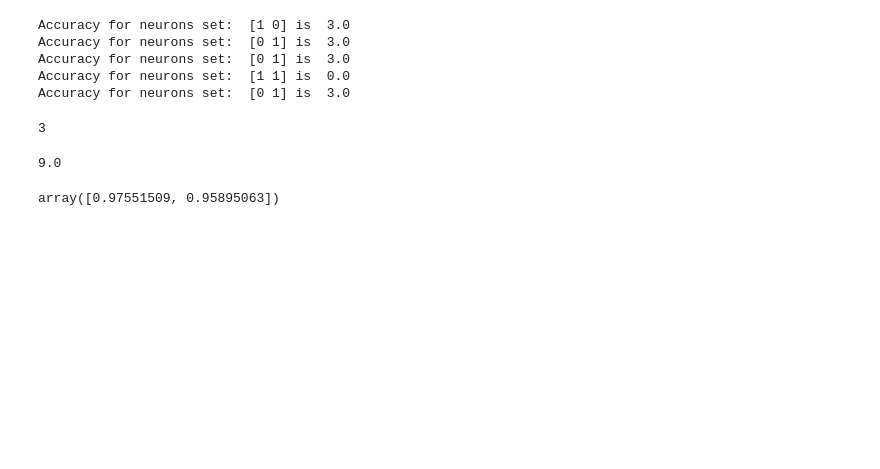
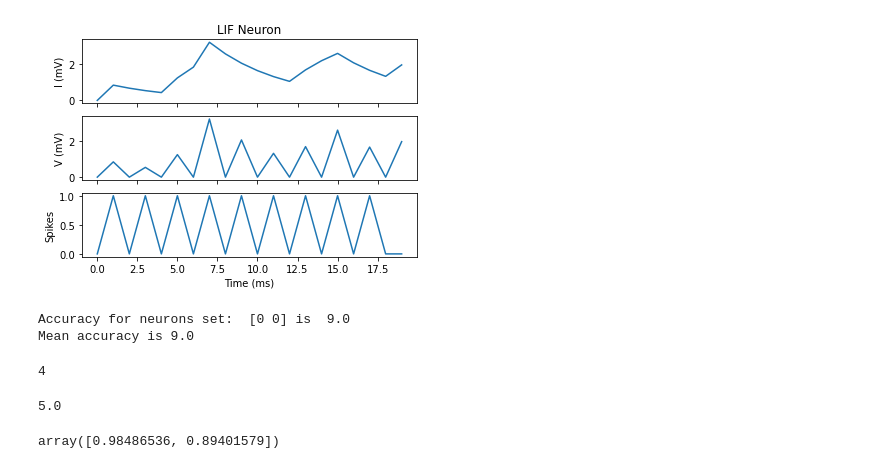
Before and after one commit to laxmanpottimuthi/spiking_neural_networks, a Jupyter notebook: BIC_Assignment_2.ipynb, the cells around one changed output. Saved outputs shown, nothing was run; the diff lists cells and outputs as text; code cells hidden in the pictures; blank space fills up the shorter version.

```diff
--- a/BIC_Assignment_2.ipynb
+++ b/BIC_Assignment_2.ipynb
@@ -246,56 +246,59 @@ class Train:
             for j,(n,t) in enumerate(zip(spike_train,teacher)):
                 a_corr = self.get_a_corr(spike_train, teacher)
 
-                dw = a_corr[j]*n*t - TRAINING_BIAS
+                dw = a_corr[j]*n*t #- TRAINING_BIAS
                 self.weigths[i] = abs(self.weigths[i] + dw -1)
         return self.weigths
 # %%
 def get_accuracy(teacher,output):
+    if sum(teacher) == 0:
+        return 0
     return sum(output)/sum(teacher)
 # %%
 #LIP Parameters
 neuron_resting_voltage=0
 neuron_firing_threshold=0.5
 C_m=2
 R_m=1.5
 
 
 
 neuron=Neuron()
 neuron.Initialize_LIF(neuron_resting_voltage,neuron_firing_threshold,C_m,R_m)
 plotter = Spike_Plotter()
 
 
 time = 20
 data = Data(time,2,"AND")
-generated_data = data.generate_data(5)
+generated_data = data.generate_data(1)
 
-
+accuracy_list = []
 for (neuron_input, spike_train, teacher) in generated_data:
     train_model = Train(spike_train,teacher)
     trained_weights = train_model.fit()
     input_current, membrane_potential,spike_occurrence = neuron.LIF_Membrane_Potential(time,spike_train,trained_weights)
-#     plotter.Plot_Spiking_Behavior(input_current,membrane_potential,spike_occurrence,"LIF Neuron")
+    plotter.Plot_Spiking_Behavior(input_current,membrane_potential,spike_occurrence,"LIF Neuron")
     accuracy = get_accuracy(teacher,spike_occurrence)
     print("Accuracy for neurons set: ", neuron_input, "is ", accuracy)
+    accuracy_list.append(accuracy)
+
+print("Mean accuracy is",np.mean(accuracy_list))
 # %% [output]
+[figure, added]
-Accuracy for neurons set:  [1 0] is  3.0
-Accuracy for neurons set:  [0 1] is  3.0
-Accuracy for neurons set:  [0 1] is  3.0
-Accuracy for neurons set:  [1 1] is  0.0
-Accuracy for neurons set:  [0 1] is  3.0
+Accuracy for neurons set:  [0 0] is  9.0
+Mean accuracy is 9.0
 # %%
 sum(np.logical_and(spike_train[0],spike_train[1]))
 # %% [output]
-3
+4
 # %%
 sum(spike_occurrence)
 # %% [output]
-9.0
+5.0
 # %%
 trained_weights
 # %% [output]
-array([0.97551509, 0.95895063])
+array([0.98486536, 0.89401579])
 # %%
 # #Testingbed
 # data = Data(10,2,"AND")
```
